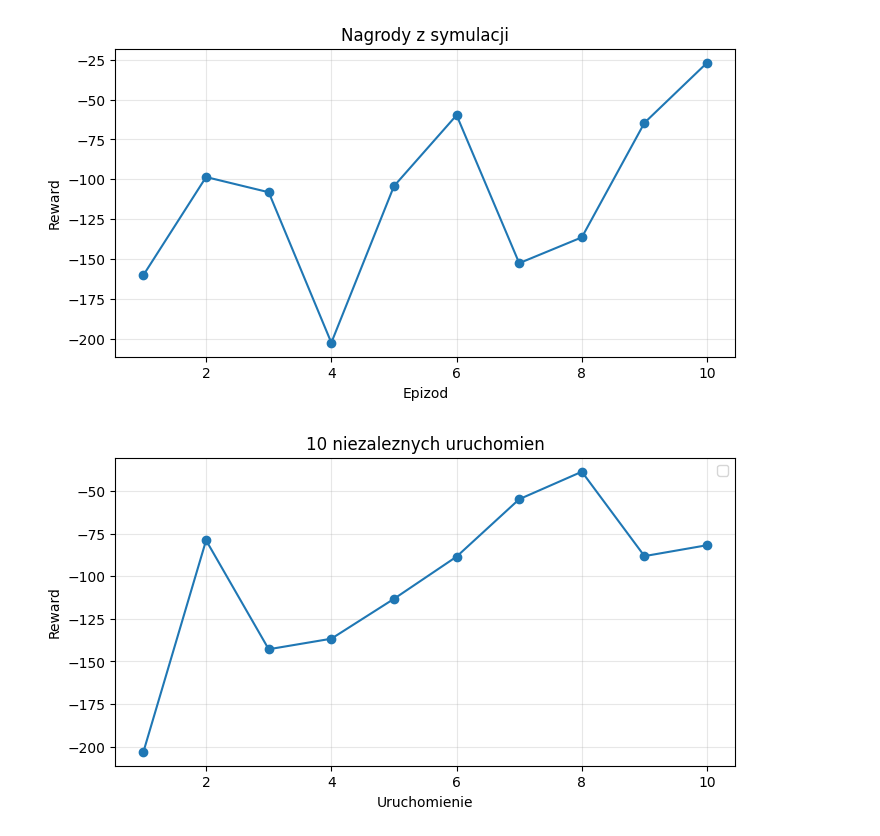
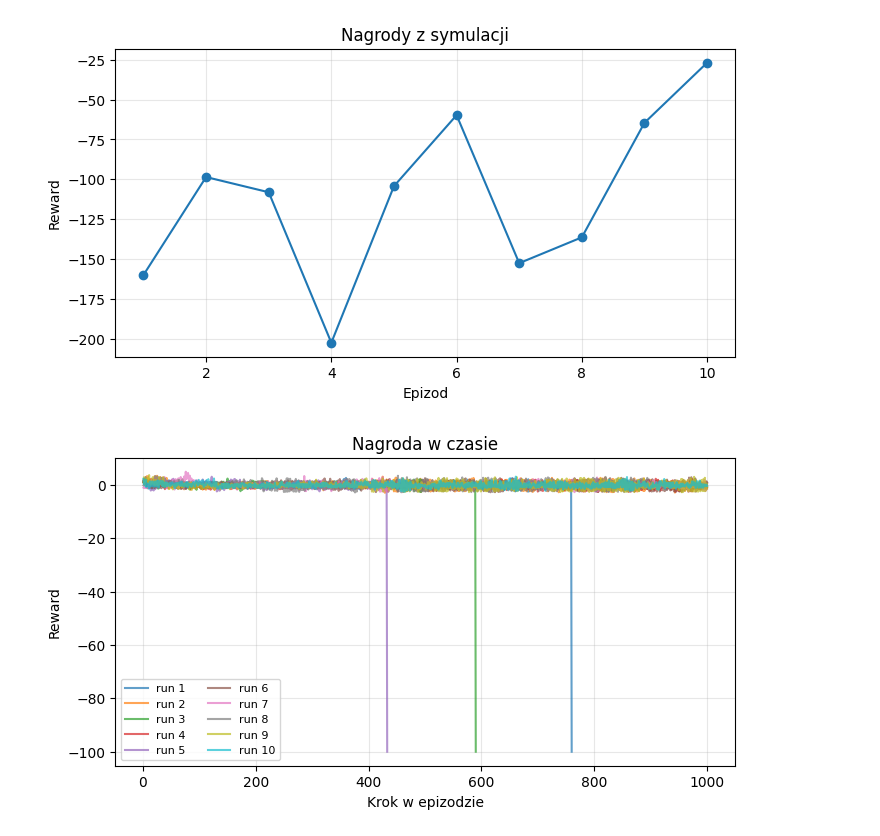
Before and after one commit to akaButter/Inteligencja-obliczeniowa, a Jupyter notebook: lab05/raport05.ipynb, the cells around one changed output. Saved outputs shown, nothing was run; the diff lists cells and outputs as text; code cells hidden in the pictures.

```diff
--- a/lab05/raport05.ipynb
+++ b/lab05/raport05.ipynb
@@ -326,40 +326,44 @@ if eval_path.exists():
 # %%
 import gymnasium as gym
 from stable_baselines3 import PPO, SAC, TD3
 
 algo_map = {"PPO": PPO, "SAC": SAC, "TD3": TD3}
 
-def run_10_independent_evals(env_id, model_path, algo_name, seed_start=0):
+def collect_reward_trajectories(env_id, model_path, algo_name, n_runs=10, seed_start=0):
     env = gym.make(env_id)
     model_cls = algo_map[algo_name]
     model = model_cls.load(model_path)
-    rewards = []
-    for i in range(10):
+    trajectories = []
+    for i in range(n_runs):
         obs, _ = env.reset(seed=seed_start + i)
         done = False
-        ep_reward = 0.0
+        rewards = []
         while not done:
             action, _ = model.predict(obs, deterministic=True)
             obs, reward, terminated, truncated, _ = env.step(action)
-            ep_reward += float(reward)
+            rewards.append(float(reward))
             done = terminated or truncated
-        rewards.append(ep_reward)
+        trajectories.append(rewards)
     env.close()
-    return rewards
+    return trajectories
 
 if info_path.exists():
     algo_name = info.get("algorithm")
     model_path = str(best_dir / "best_model.zip")
-    rewards_10 = run_10_independent_evals("LunarLanderContinuous-v3", model_path, algo_name, seed_start=100)
+    trajectories = collect_reward_trajectories(
+        "LunarLanderContinuous-v3", model_path, algo_name, n_runs=10, seed_start=100
+    )
     plt.figure(figsize=(8, 4))
-    plt.plot(range(1, len(rewards_10) + 1), rewards_10, marker="o")
-    plt.title("10 niezaleznych uruchomien")
-    plt.xlabel("Uruchomienie")
+    for idx, rewards in enumerate(trajectories, start=1):
+        steps = range(1, len(rewards) + 1)
+        plt.plot(steps, rewards, alpha=0.7, label=f"run {idx}")
+    plt.title("Nagroda w czasie")
+    plt.xlabel("Krok w epizodzie")
     plt.ylabel("Reward")
     plt.grid(True, alpha=0.3)
-    plt.legend()
+    plt.legend(ncol=2, fontsize=8)
     plt.show()
 else:
     print("Brak best_model_info.json")
 # %% [output]
-[figure, old version]
+[figure, new version]
```
